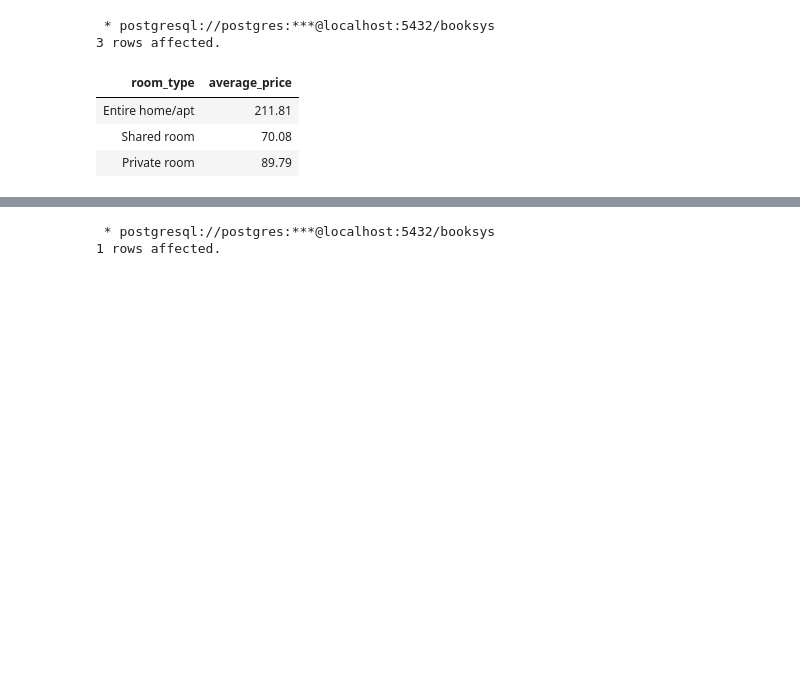
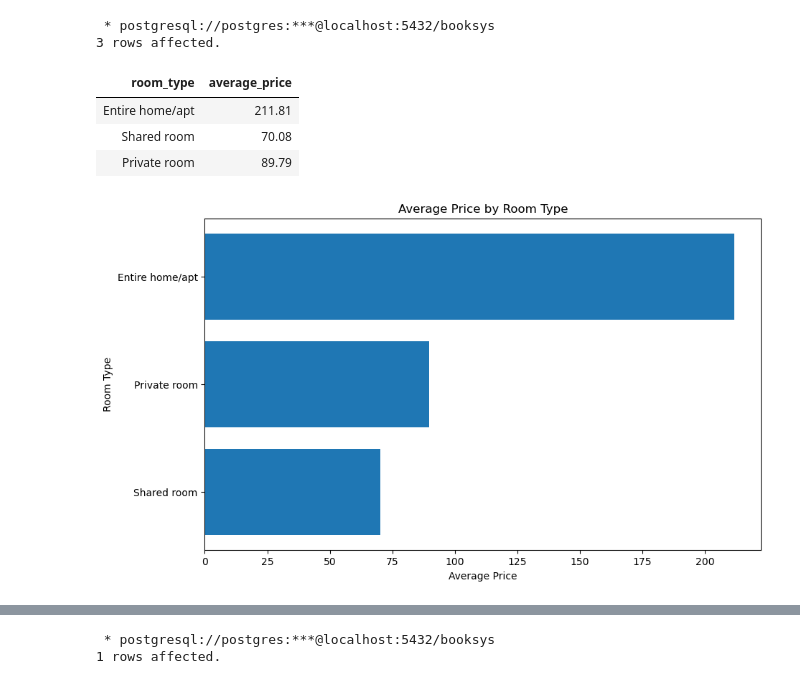
Before and after one commit to The-DigitalAcademy/Machine_Learning_Airbnb, a Jupyter notebook: AIRBNB(SQL).ipynb, the cells around one changed output, grey strips where cells are left out. Cells and saved outputs as stored; diff of their text form; code cells hidden in the pictures; blank space fills up the shorter version.

```diff
--- a/AIRBNB(SQL).ipynb
+++ b/AIRBNB(SQL).ipynb
@@ -94,3 +172,27 @@ GROUP BY "room_type";
 | Entire home/apt | 211.81 |
 | Shared room | 70.08 |
 | Private room | 89.79 |
+# %%
+query = '''
+SELECT "room_type", AVG(price) AS average_price
+FROM "AirBNB_modified"
+GROUP BY "room_type";
+'''
+
+df = pd.read_sql(query, conn)
+
+# Close the database connection
+conn.close()
+
+# Sort the dataframe by average price in ascending order
+df.sort_values('average_price', ascending=True, inplace=True)
+
+# Visualize the result
+plt.figure(figsize=(10, 6))
+plt.barh(df['room_type'], df['average_price'])
+plt.xlabel('Average Price')
+plt.ylabel('Room Type')
+plt.title('Average Price by Room Type')
+plt.show()
+# %% [output]
+[figure, added]
```
Also changed, not shown: parts of 36 cells of this notebook.
